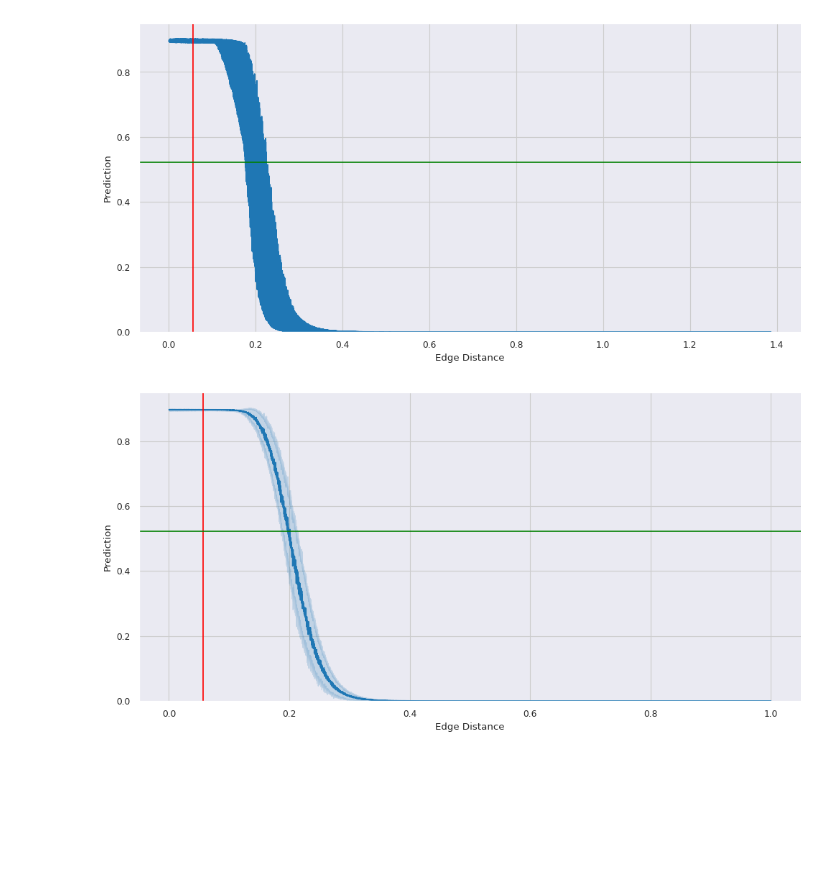
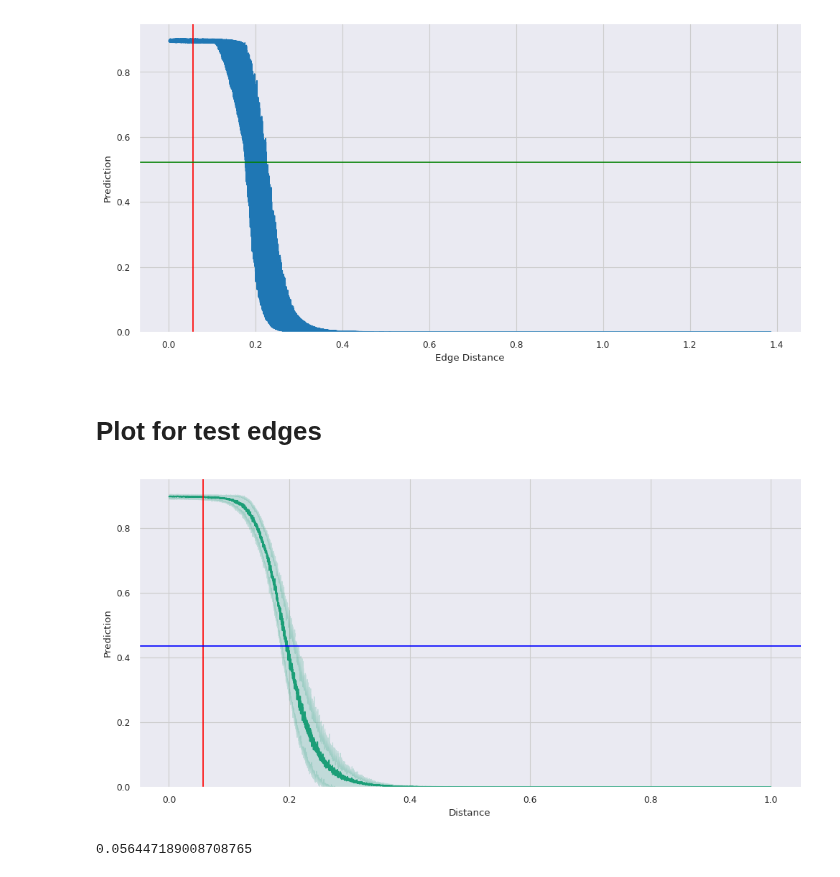
Before and after one commit to HydrofinLoewenherz/embedding-eval-framework, a Jupyter notebook: notebooks/rgg_distance_threshold.ipynb, the cells around one changed output. Cells and saved outputs as stored; diff of their text form; code cells hidden in the pictures; blank space fills up the shorter version.

Commit message:
run rgg threshold prediction tests

```diff
--- a/notebooks/rgg_distance_threshold.ipynb
+++ b/notebooks/rgg_distance_threshold.ipynb
@@ -149,6 +149,8 @@ plt.savefig('./out/original_edge_pred.pdf')
 # %% [output]
 radius: 0.056447189008708765
 [figure]
+# %% [markdown]
+# Plot for test edges
 # %%
 # generate edges of known distances
 radius = math.sqrt(args.rgg_avg_degree / ((args.graph_size - 1) * math.pi))
@@ -181,20 +183,27 @@ df_edges = pd.DataFrame([
 ])
 # %%
 # plot results
+df_edges["hue"] = 1  # trick to use color palett
 g = sns.relplot(
     data=df_edges, kind="line",
+    hue="hue",
     x="dist",
     y="pred",
     errorbar="sd",
     palette=palette,
     aspect=2,
+    legend=False,
 )
-g.set_axis_labels("Edge Distance", "Prediction")
+g.set_axis_labels("Distance", "Prediction")
 
 plt.axvline(x=radius, color="r")
-plt.axhline(y=test_threshold, color="g")
+plt.axhline(y=test_threshold, color="b")
 
 plt.ylim(bottom=0)
-plt.savefig('./out/original_edge_pred.pdf')
+plt.savefig('./out/edge_pred.pdf')
 # %% [output]
-[figure, old version]
+[figure, new version]
+# %%
+print(radius)
+# %% [output]
+0.056447189008708765
```
Also changed, not shown: parts of 1 cell of this notebook, 1 other file.
